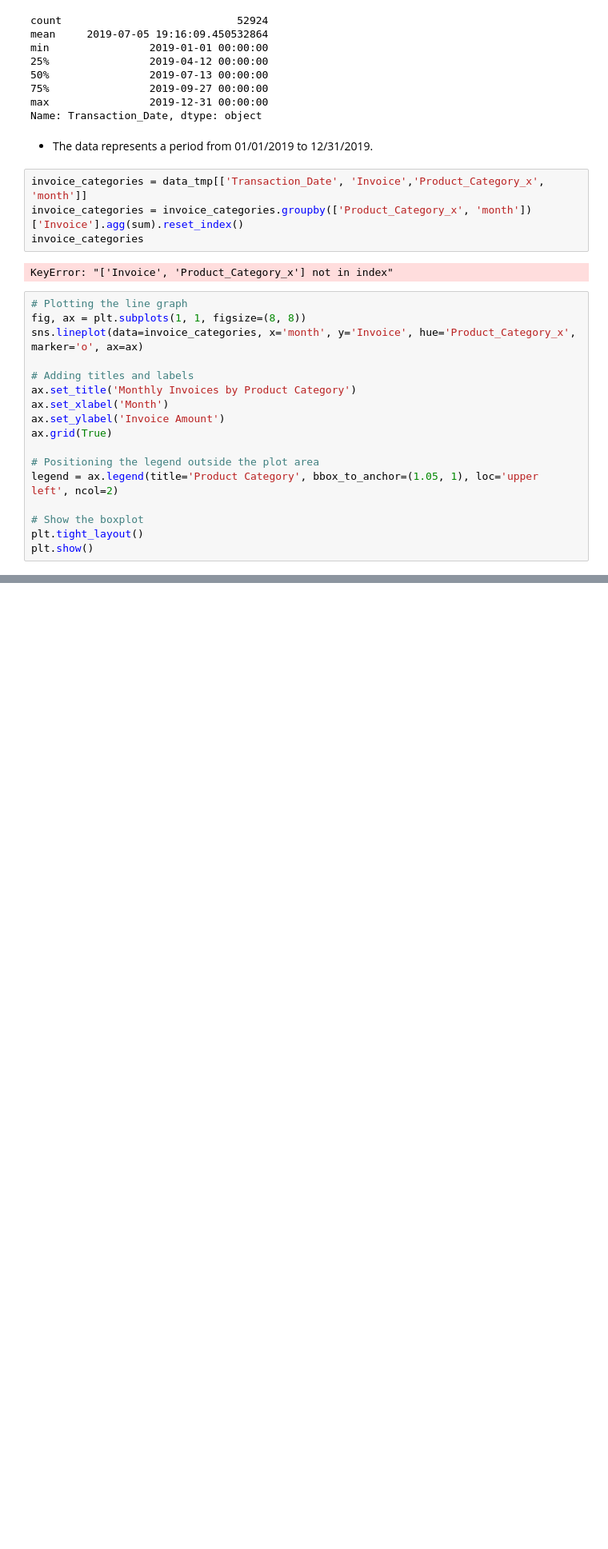
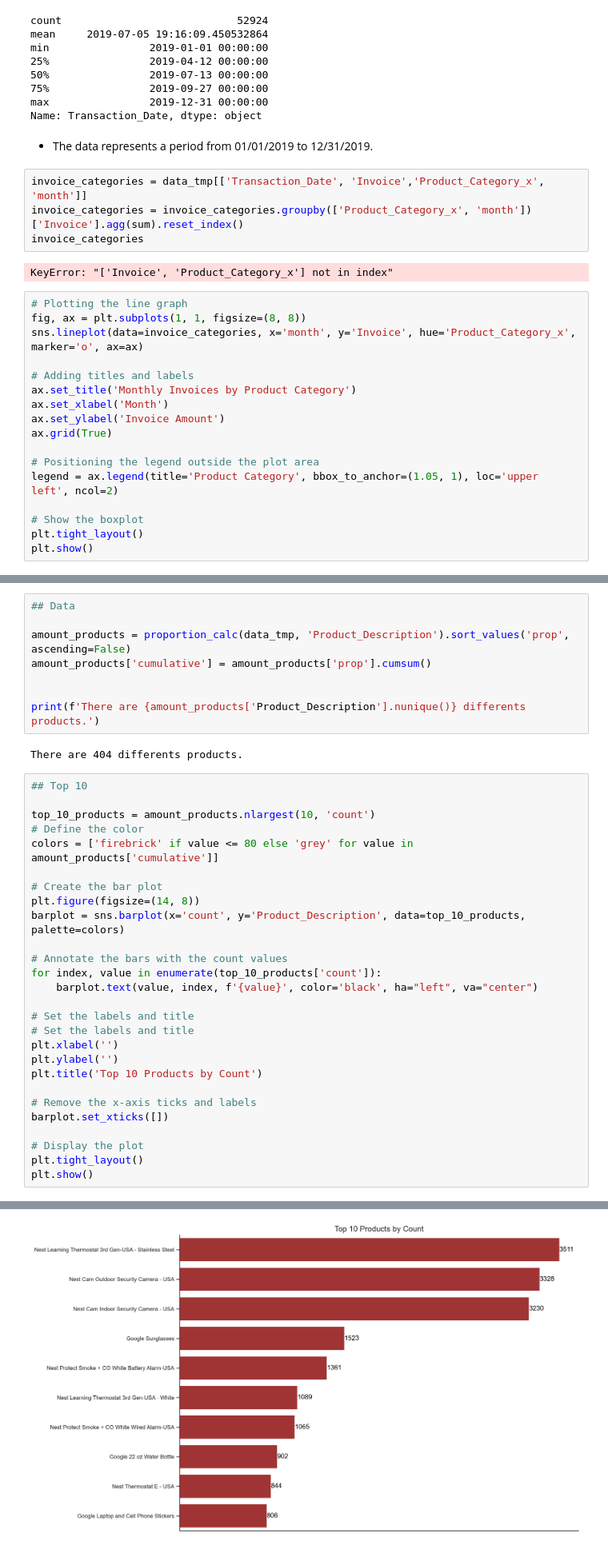
Before and after one commit to mateusengq/MKT-INSIGHTS-ECOMMERCE, a Jupyter notebook: EDA.ipynb, the cells around one changed output, grey strips where cells are left out. Shown at 80% size. Saved outputs shown, nothing was run; the diff lists cells and outputs as text; blank space fills up the shorter version.

```diff
--- a/EDA.ipynb
+++ b/EDA.ipynb
@@ -523,0 +526,38 @@ plt.show()
+# %%
+## Data
+
+amount_products = proportion_calc(data_tmp, 'Product_Description').sort_values('prop', ascending=False)
+amount_products['cumulative'] = amount_products['prop'].cumsum()
+
+
+print(f'There are {amount_products['Product_Description'].nunique()} differents products.')
+# %% [output]
+There are 404 differents products.
+# %%
+## Top 10
+
+top_10_products = amount_products.nlargest(10, 'count')
+# Define the color
+colors = ['firebrick' if value <= 80 else 'grey' for value in amount_products['cumulative']]
+
+# Create the bar plot
+plt.figure(figsize=(14, 8))
+barplot = sns.barplot(x='count', y='Product_Description', data=top_10_products, palette=colors)
+
+# Annotate the bars with the count values
+for index, value in enumerate(top_10_products['count']):
+    barplot.text(value, index, f'{value}', color='black', ha="left", va="center")
+
+# Set the labels and title
+# Set the labels and title
+plt.xlabel('')
+plt.ylabel('')
+plt.title('Top 10 Products by Count')
+
+# Remove the x-axis ticks and labels
+barplot.set_xticks([])
+
+# Display the plot
+plt.tight_layout()
+plt.show()
+# %% [output]
@@ -523,0 +567 @@ plt.show()
+[figure, added]
```
Also changed, not shown: parts of 3 cells of this notebook.
